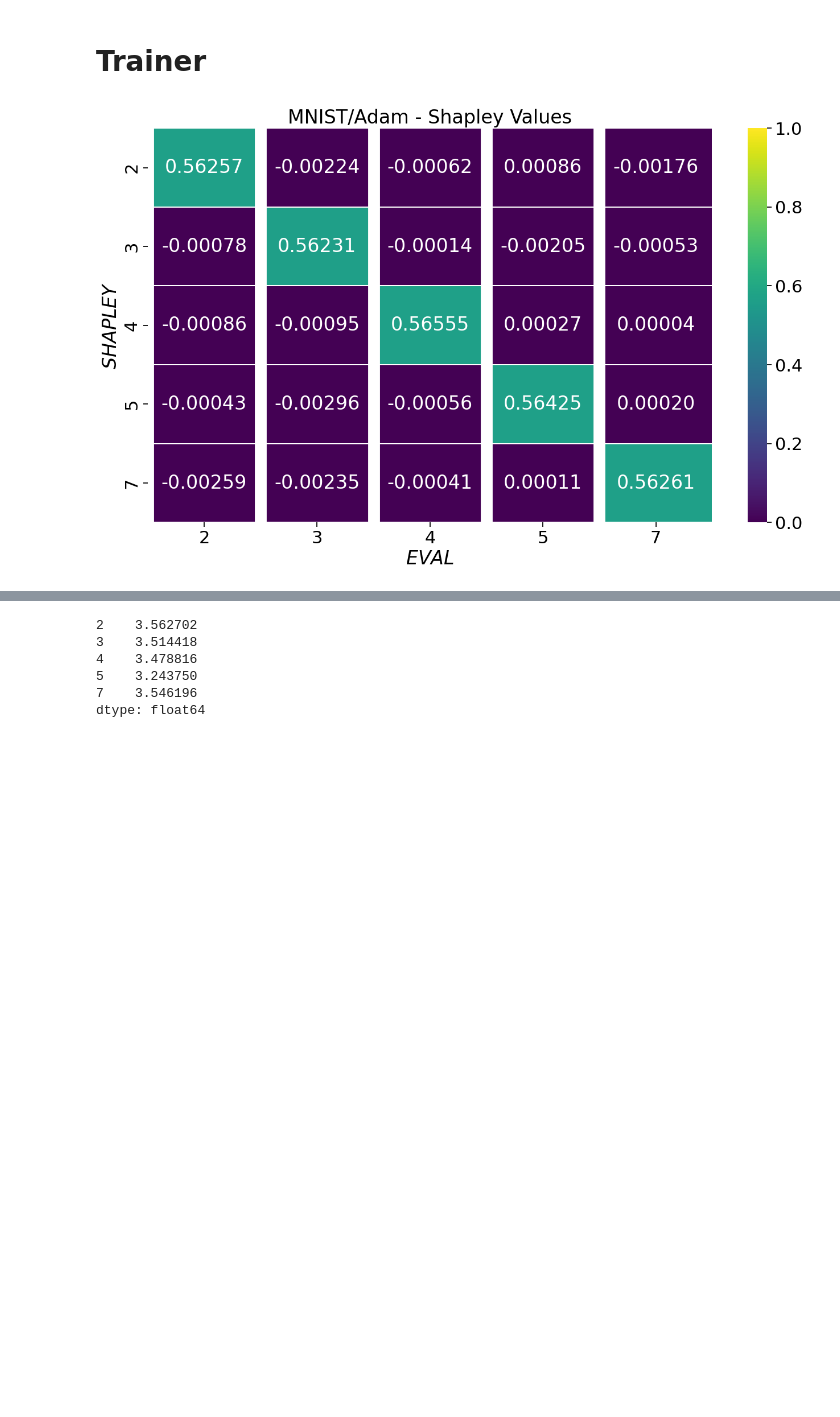
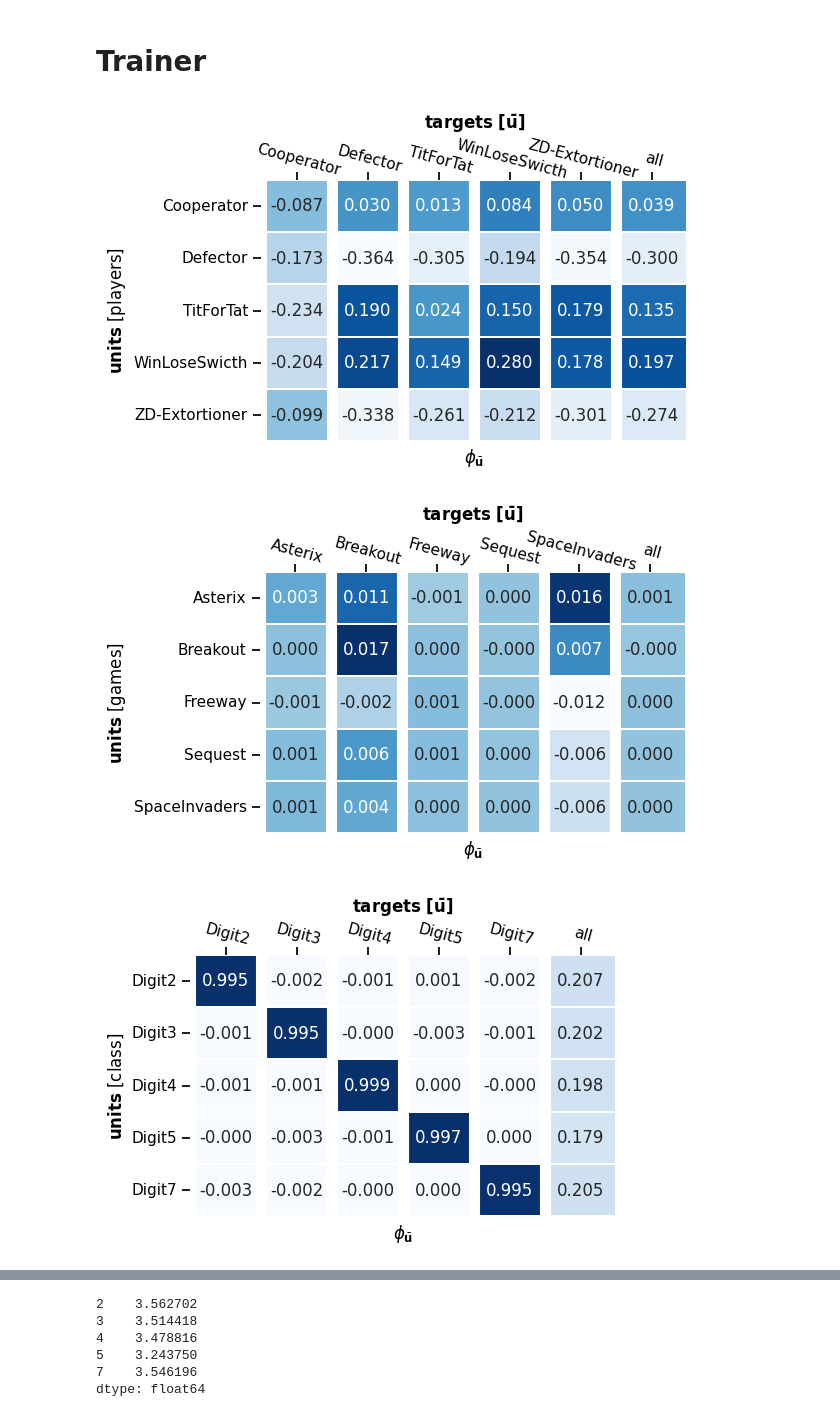
Before and after one commit to manfreddiaz/mechanics-curriculum-src, a Jupyter notebook: src/static/analysis/shapley.ipynb, the cells around one changed output, grey strips where cells are left out. Cells and saved outputs as stored; diff of their text form; code cells hidden in the pictures; blank space fills up the shorter version.

Commit message:
Shapley value fix

```diff
--- a/src/static/analysis/shapley.ipynb
+++ b/src/static/analysis/shapley.ipynb
@@ -17,2 +60,36 @@ TRAINER_RESULTS = {
 }
+# %%
+def set_size(width, fraction=1):
+    """Set figure dimensions to avoid scaling in LaTeX.
+
+    Parameters
+    ----------
+    width: float
+            Document textwidth or columnwidth in pts
+    fraction: float, optional
+            Fraction of the width which you wish the figure to occupy
+
+    Returns
+    -------
+    fig_dim: tuple
+            Dimensions of figure in inches
+    """
+    # Width of figure (in pts)
+    fig_width_pt = width * fraction
+
+    # Convert from pt to inches
+    inches_per_pt = 1 / 72.27
+
+    # Golden ratio to set aesthetic figure height
+    # https://disq.us/p/2940ij3
+    golden_ratio = (5**.5 - 1) / 2
+
+    # Figure width in inches
+    fig_width_in = fig_width_pt * inches_per_pt
+    # Figure height in inches
+    fig_height_in = fig_width_in * golden_ratio
+
+    fig_dim = (fig_width_in, fig_height_in)
+
+    return fig_dim
 # %%
@@ -47,5 +142,12 @@ def display_shapley(file: str, title: str, pure_only: bool=True):
 # %%
 for result in TRAINER_RESULTS:
-    display_shapley(TRAINER_RESULTS[result], result)
+    display_shapley(
+        file=TRAINER_RESULTS[result]['file'],
+        title=result,
+        shortens=TRAINER_RESULTS[result]['shortens'],
+        player_type=TRAINER_RESULTS[result]['type']
+    )
 # %% [output]
-[figure, old version]
+[figure, new version]
+[figure, added]
+[figure, added]
```
Also changed, not shown: parts of 5 cells of this notebook, 42 other files.
